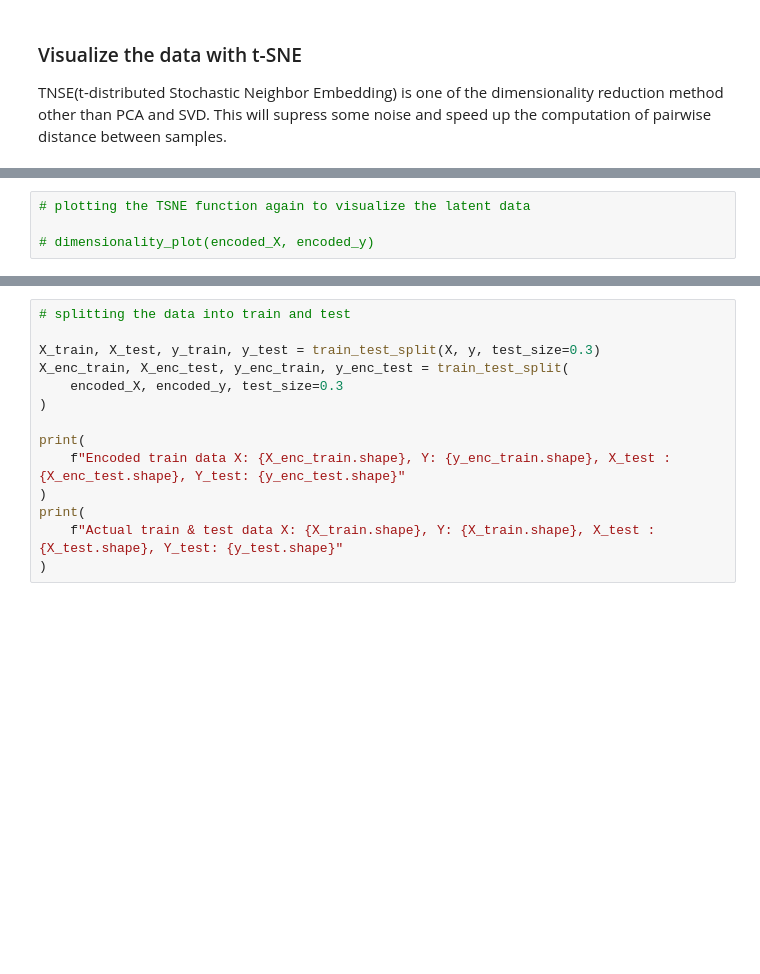
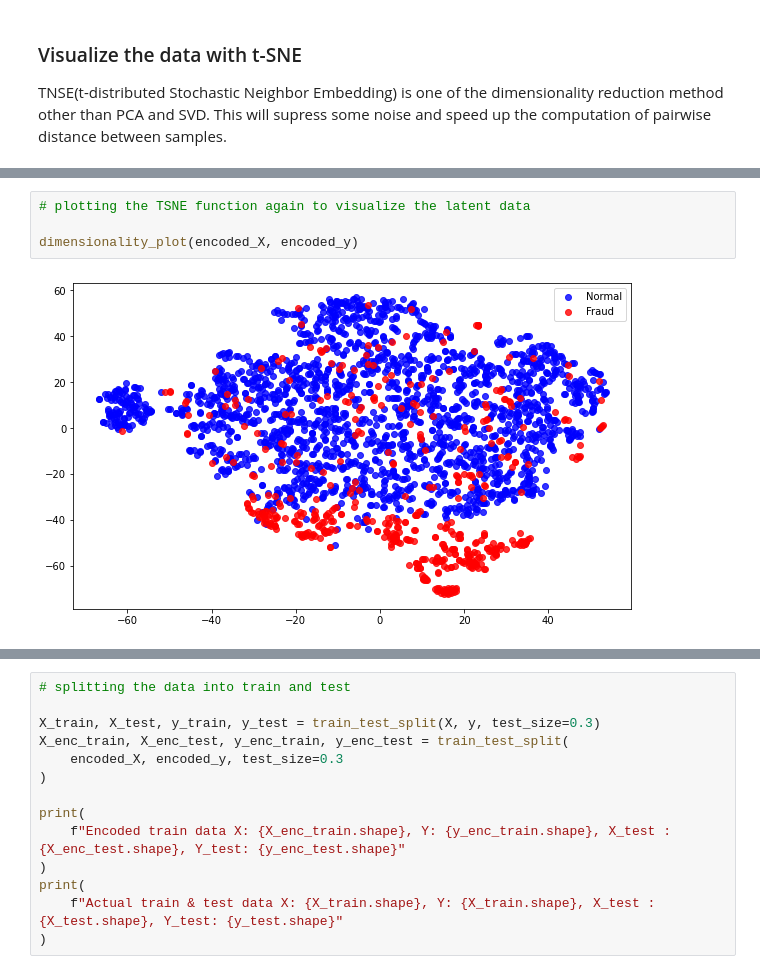
Before and after one commit to esharma3/Unsupervised_Bank_Card_Fraud_Detection, a Jupyter notebook: main.ipynb, the cells around one changed output, grey strips where cells are left out. Saved outputs shown, nothing was run; the diff lists cells and outputs as text; blank space fills up the shorter version.

```diff
--- a/main.ipynb
+++ b/main.ipynb
@@ -699,8 +701,9 @@ encoded_y = np.append(y_normal, y_fraud, axis=0)
 # %%
 # plotting the TSNE function again to visualize the latent data
 
-# dimensionality_plot(encoded_X, encoded_y)
+dimensionality_plot(encoded_X, encoded_y)
 # %% [output]
+[figure, added]
 [interactive output not drawn]
 # %%
 # splitting the data into train and test
```
Also changed, not shown: parts of 5 cells of this notebook.
